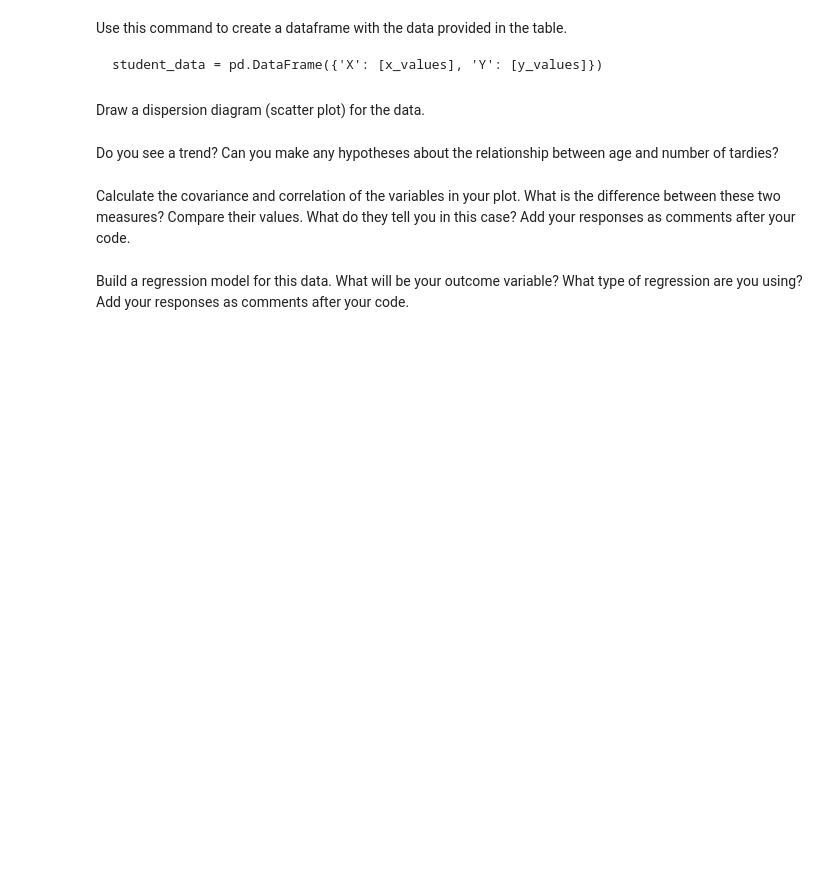
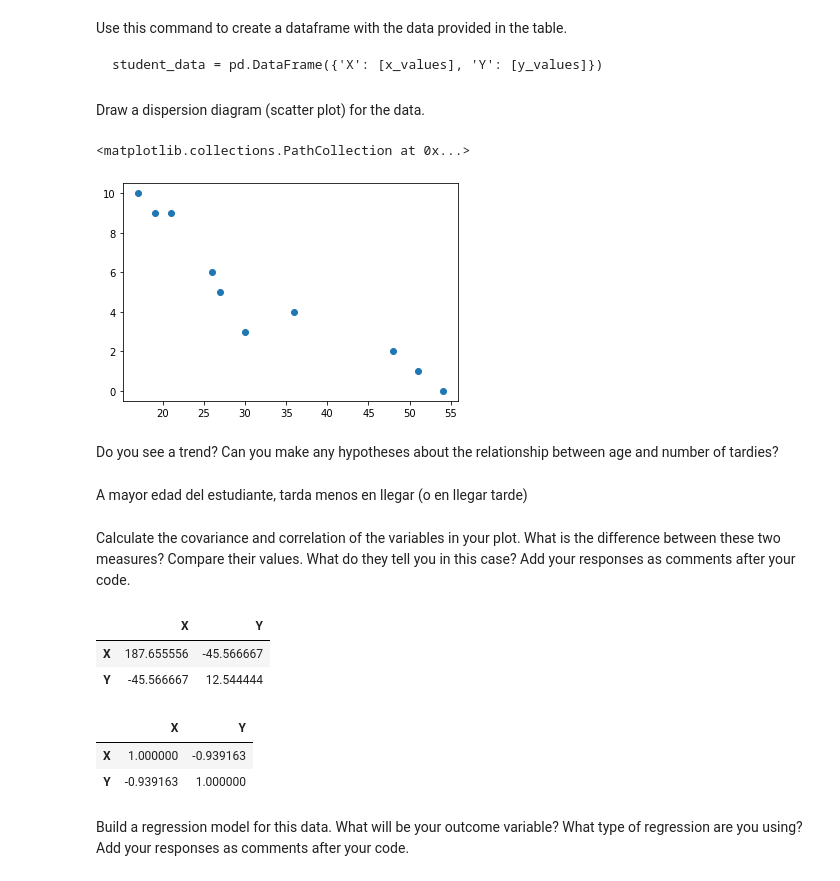
Before and after one commit to Ironhack-Data-Madrid-Enero-2021/lab-regression-analysis, a Jupyter notebook: your-code.ipynb, the cells around one changed output. Cells and saved outputs as stored; diff of their text form; code cells hidden in the pictures; blank space fills up the shorter version.

```diff
--- a/your-code.ipynb
+++ b/your-code.ipynb
@@ -40,2 +39,4 @@ student_data = pd.DataFrame({'X': [x_values], 'Y': [y_values]})
+# %%
+student_data = pd.DataFrame({'X':[17,51,27,21,36,48,19,26,54,30], 'Y':[10,1,5,9,4,2,9,6,0,3]})
 # %% [markdown]
 Draw a dispersion diagram (scatter plot) for the data.
@@ -44,2 +43,7 @@ Draw a dispersion diagram (scatter plot) for the data.
+# %%
+plt.scatter(student_data['X'], student_data['Y'])
+# %% [output]
+<matplotlib.collections.PathCollection at 0x...>
+[figure, added]
 # %% [markdown]
 Do you see a trend? Can you make any hypotheses about the relationship between age and number of tardies?
@@ -48,2 +50,4 @@ Do you see a trend? Can you make any hypotheses about the relationship between a
+# %% [markdown]
+A mayor edad del estudiante, tarda menos en llegar (o en llegar tarde)
 # %% [markdown]
 Calculate the covariance and correlation of the variables in your plot. What is the difference between these two measures? Compare their values. What do they tell you in this case? Add your responses as comments after your code.
@@ -52,2 +54,14 @@ Calculate the covariance and correlation of the variables in your plot. What is
+# %%
+student_data.cov() #covarianza
+# %% [output]
+|  | X | Y |
+| X | 187.655556 | -45.566667 |
+| Y | -45.566667 | 12.544444 |
+# %%
+student_data.corr() #correlación
+# %% [output]
+|  | X | Y |
+| X | 1.000000 | -0.939163 |
+| Y | -0.939163 | 1.000000 |
 # %% [markdown]
 Build a regression model for this data. What will be your outcome variable? What type of regression are you using? Add your responses as comments after your code.
```
Also changed, not shown: parts of 15 cells of this notebook.
